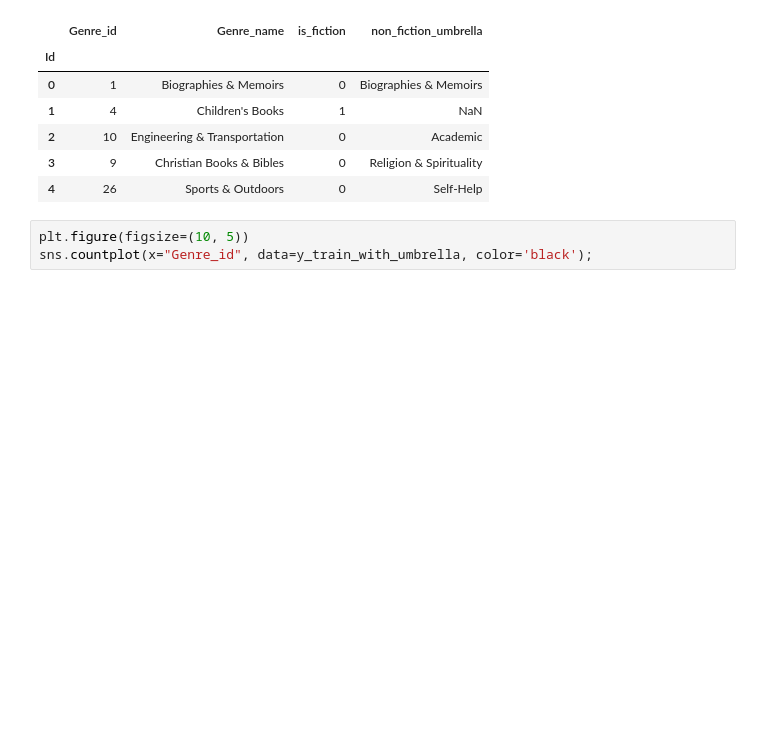
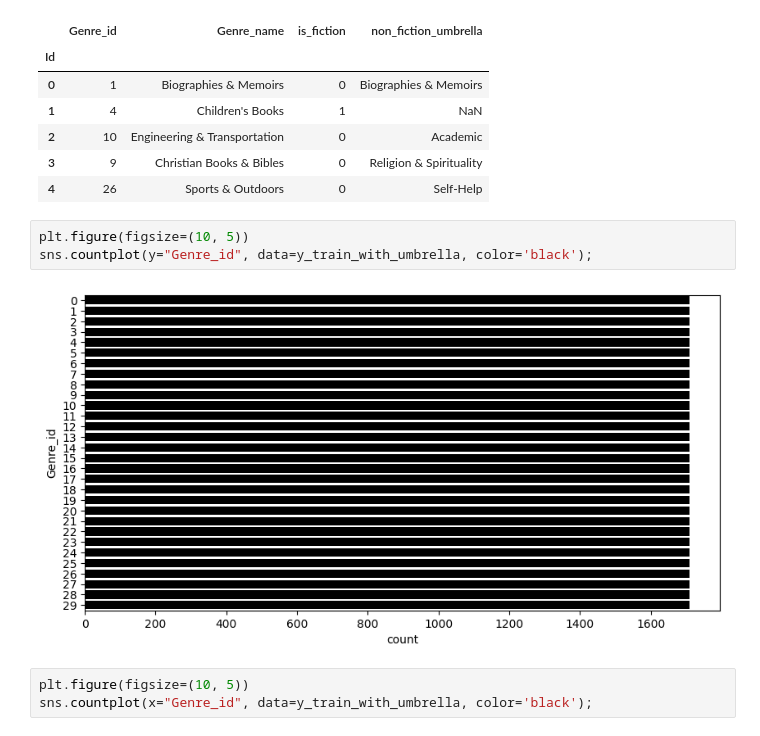
Before and after one commit to NahiaPeschard/wagon_book_cover, a Jupyter notebook: notebooks/nahia_exploration.ipynb, the cells around one changed output. Drawn from its saved outputs; the diff is of its cells as text; blank space fills up the shorter version.

Commit message:
Umbrella genres with rough balance graphs

```diff
--- a/notebooks/nahia_exploration.ipynb
+++ b/notebooks/nahia_exploration.ipynb
@@ -189,6 +189,11 @@ y_train_with_umbrella.head()
 | 2 | 10 | Engineering & Transportation | 0 | Academic |
 | 3 | 9 | Christian Books & Bibles | 0 | Religion & Spirituality |
 | 4 | 26 | Sports & Outdoors | 0 | Self-Help |
+# %%
+plt.figure(figsize=(10, 5))
+sns.countplot(y="Genre_id", data=y_train_with_umbrella, color='black');
+# %% [output]
+[figure, added]
 # %%
 plt.figure(figsize=(10, 5))
 sns.countplot(x="Genre_id", data=y_train_with_umbrella, color='black');
```
Also changed, not shown: parts of 1 cell of this notebook.
